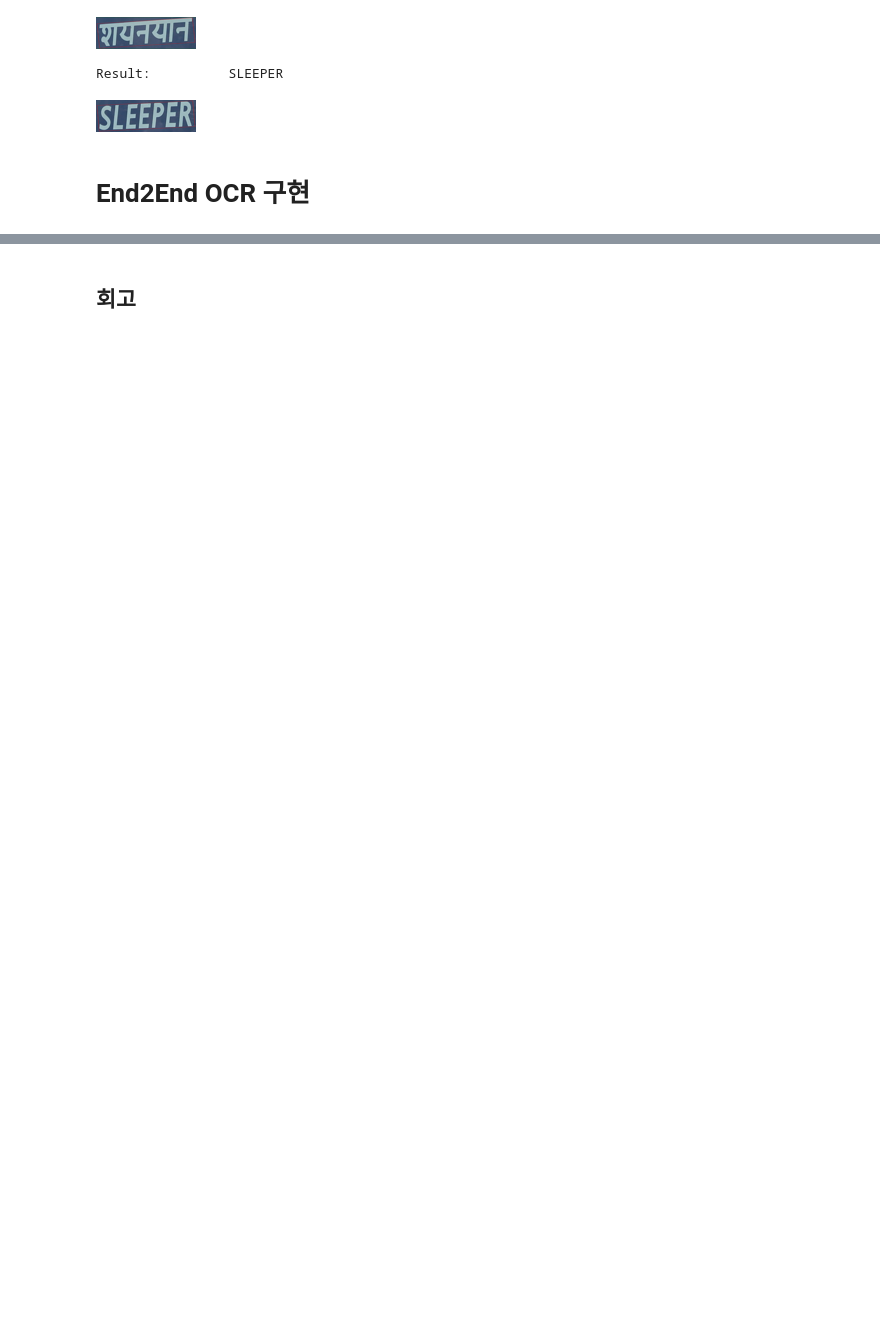
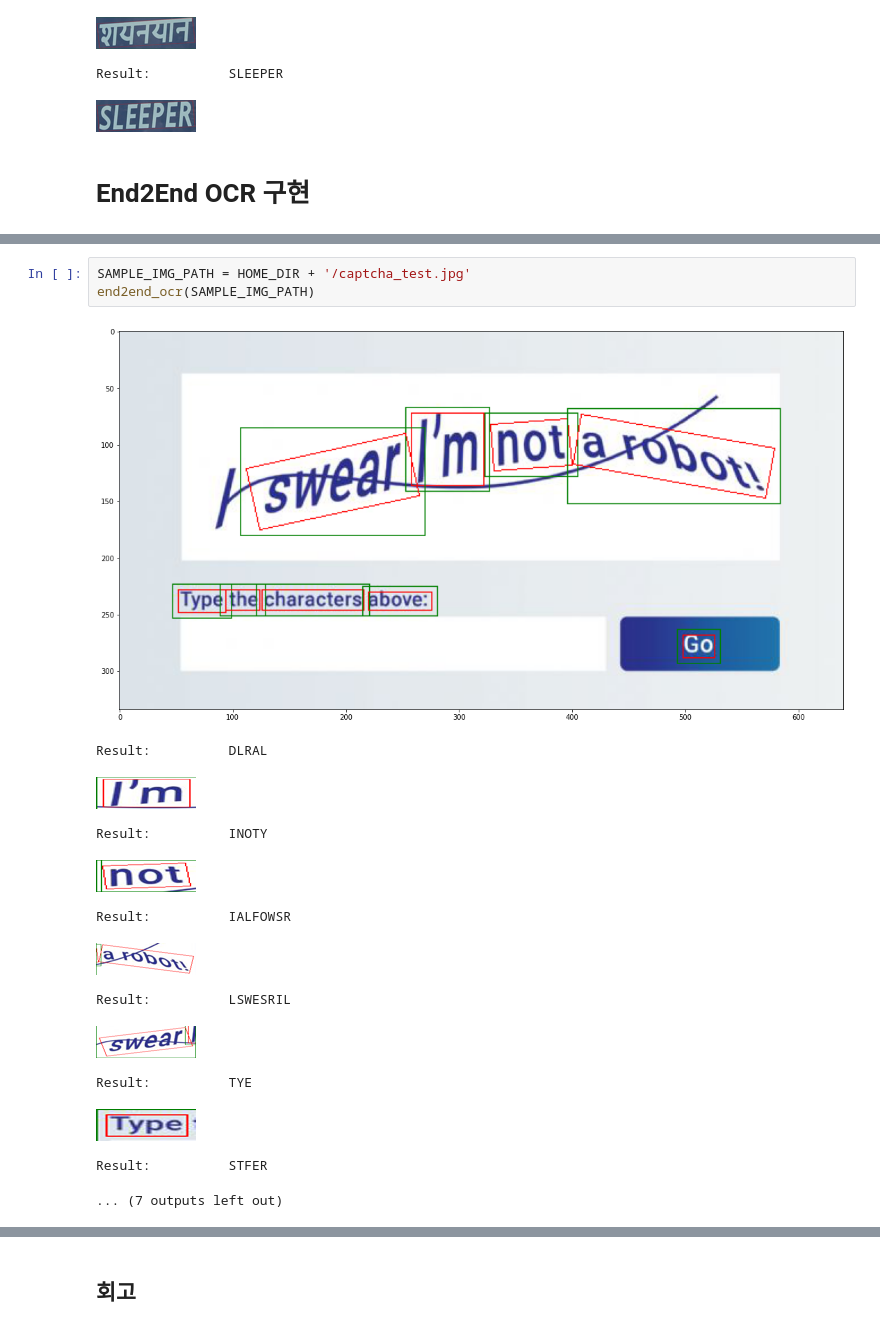
Before and after one commit to domik017123/aiffel_repo, a Jupyter notebook: GoingDeeper/GD6/GD6.ipynb, the cells around one changed output, grey strips where cells are left out. Saved outputs shown, nothing was run; the diff lists cells and outputs as text; blank space fills up the shorter version.

```diff
--- a/GoingDeeper/GD6/GD6.ipynb
+++ b/GoingDeeper/GD6/GD6.ipynb
@@ -579 +567,18 @@ Result:          SLEEPER
 [figure]
+# %%
+SAMPLE_IMG_PATH = HOME_DIR + '/captcha_test.jpg'
+end2end_ocr(SAMPLE_IMG_PATH)
+# %% [output]
+[figure, added]
+Result:          DLRAL
+[figure, added]
+Result:          INOTY
+[figure, added]
+Result:          IALFOWSR
+[figure, added]
+Result:          LSWESRIL
+[figure, added]
+Result:          TYE
+[figure, added]
+Result:          STFER
+... (7 outputs left out)
```
Also changed, not shown: parts of 11 cells of this notebook.
